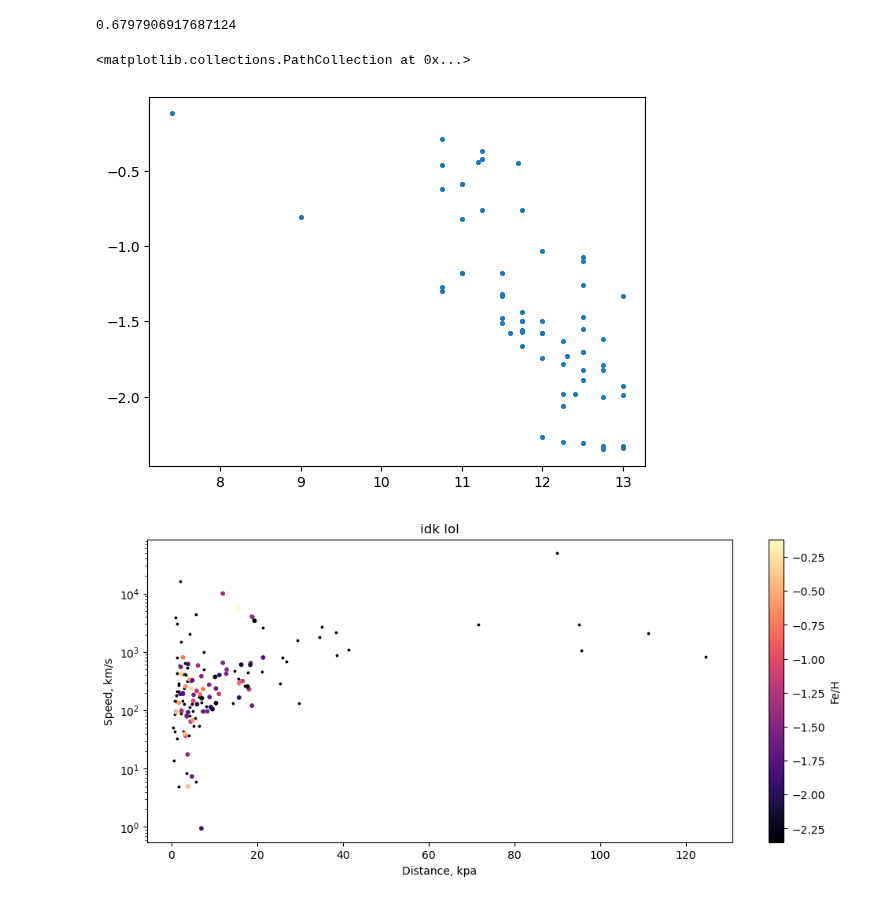
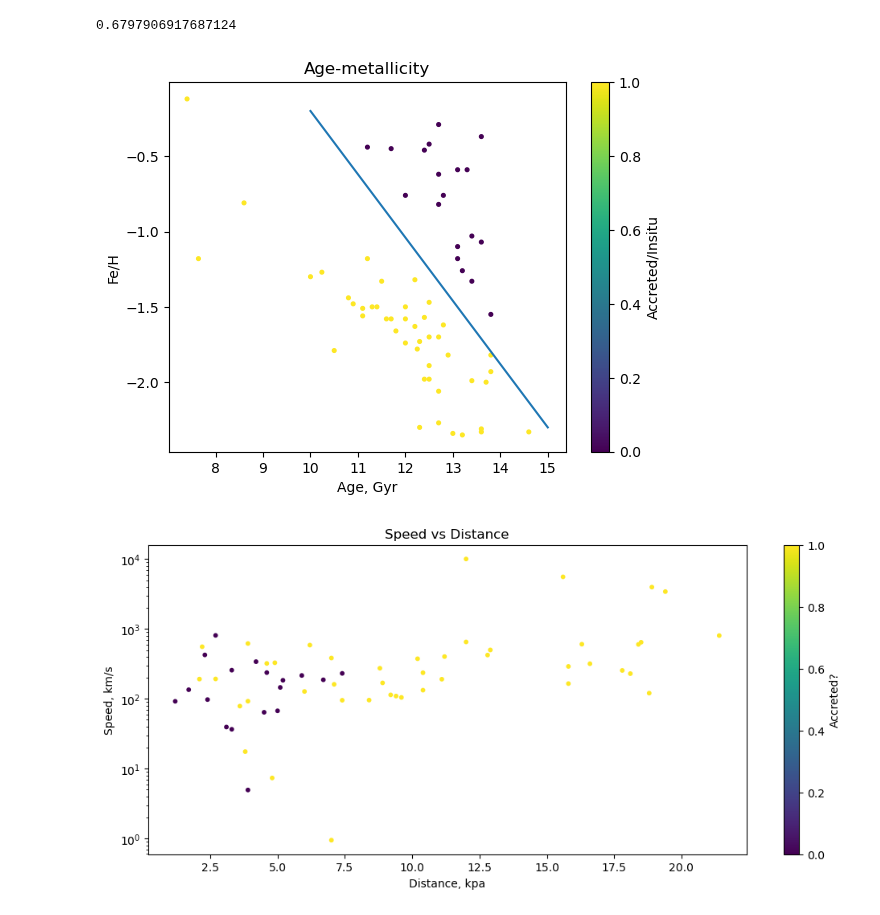
Before and after one commit to Valerii-Radchenkov/3116_Project, a Jupyter notebook: Analysis.ipynb, the cells around one changed output. Drawn from its saved outputs; the diff is of its cells as text; code cells hidden in the pictures.

```diff
--- a/Analysis.ipynb
+++ b/Analysis.ipynb
@@ -7,7 +7,7 @@ df = pd.read_csv('Combined_Data.csv')
 
 # Which one is reference, which one is backup!?
 df['FeH'] = df['FeH_vB'].fillna(df['FeH_Kr'])
-df['Age'] = df['Age_vB'].fillna(df['Age_Kr'])
+df['Age'] = df['Age_Kr'].fillna(df['Age_vB'])
 # %%
 # RMS FeH error between two sets?
 notfehna = (df['FeH_Kr']*df['FeH_vB']).notna()
@@ -21,10 +21,18 @@ np.sqrt(np.mean((df['Age_Kr']-df['Age_vB']).loc[notagena]))
 # %% [output]
 0.6797906917687124
 # %%
-plt.scatter(df['Age'], df['FeH'], s=7)
+# straight line boundary:
+df['Accreted?'] = (df['FeH'] < ((df['Age']-10) * (-2.1/5)-0.2))
+
+plt.scatter(df['Age'], df['FeH'], c=df['Accreted?'], s=7)
+plt.plot([10, 15], [-0.2, -2.3])
+
+plt.title('Age-metallicity')
+plt.xlabel('Age, Gyr')
+plt.ylabel('Fe/H')
+plt.colorbar().set_label('Accreted/Insitu')
 # %% [output]
-<matplotlib.collections.PathCollection at 0x...>
-[figure, old version]
+[figure, new version]
 # %%
 # Sun coords
 R0 = 8.2          # Sun distance from GC
@@ -43,13 +51,14 @@ df['v_phi'] = df['v_gsr'] / geom
 # %%
 has_FeH = df['FeH'].notna()
 plt.figure(figsize=[12, 5])
-plt.scatter(df.loc[~has_FeH, 'R_gc'], np.abs(df.loc[~has_FeH, 'v_phi']), c="black", s=3)
-plt.scatter(df.loc[has_FeH, 'R_gc'], np.abs(df.loc[has_FeH, 'v_phi']), c=df.loc[has_FeH, 'FeH'], cmap="magma", s=10)
+#plt.scatter(df.loc[~has_FeH, 'R_gc'], np.abs(df.loc[~has_FeH, 'v_phi']), c="black", s=3)
+#plt.scatter(df.loc[has_FeH, 'R_gc'], np.abs(df.loc[has_FeH, 'v_phi']), c=df.loc[has_FeH, 'FeH'], cmap="magma", s=10)
+plt.scatter(df.loc[has_FeH, 'R_gc'], np.abs(df.loc[has_FeH, 'v_phi']), c=df.loc[has_FeH, 'Accreted?'], cmap="viridis", s=10)
 
-plt.title('idk lol')
+plt.title('Speed vs Distance')
 plt.yscale('log')
 plt.xlabel('Distance, kpa')
 plt.ylabel('Speed, km/s')
-plt.colorbar().set_label('Fe/H')
+plt.colorbar().set_label('Accreted?')
 # %% [output]
-[figure, old version]
+[figure, new version]
```
Also changed, not shown: parts of 3 cells of this notebook.
